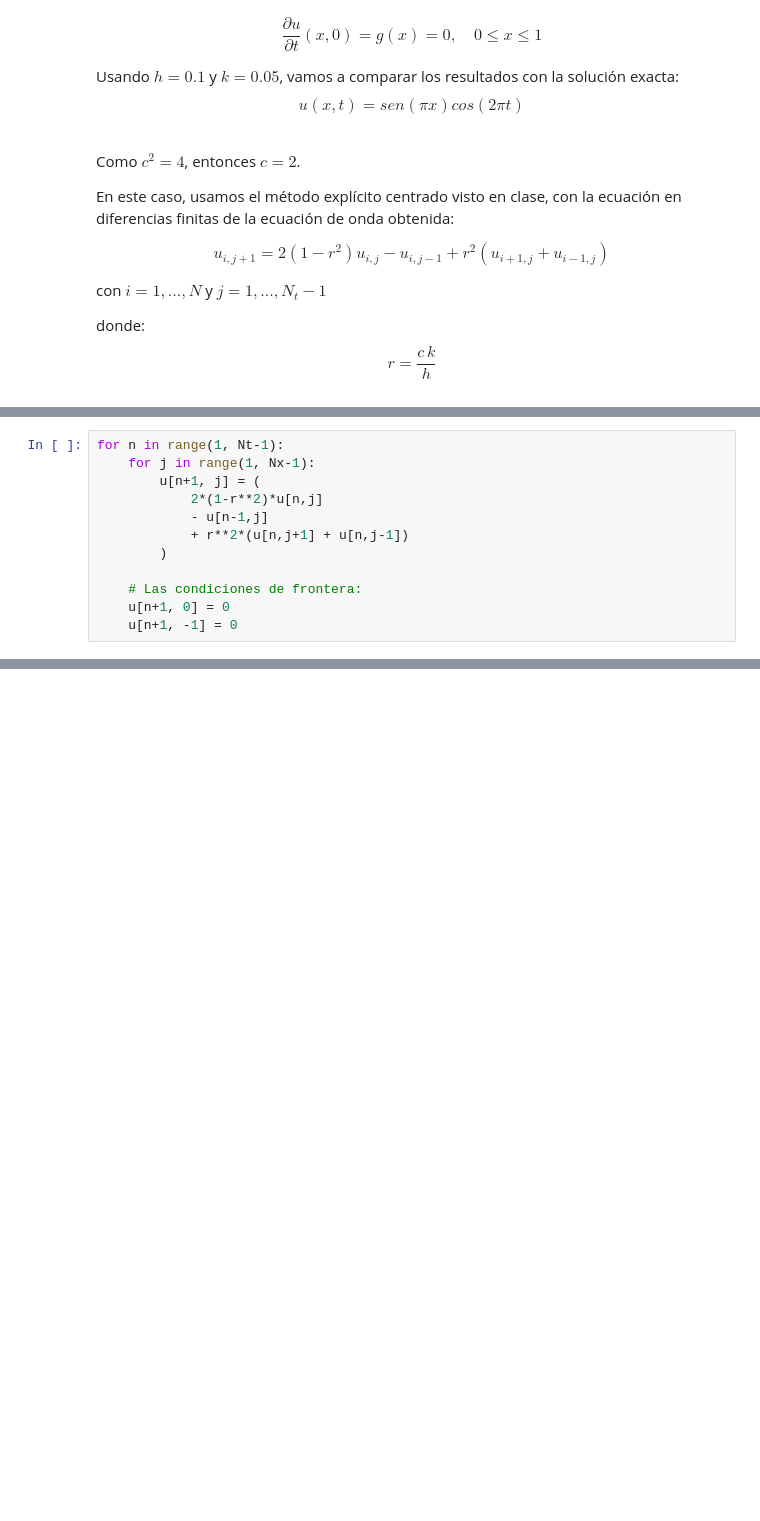
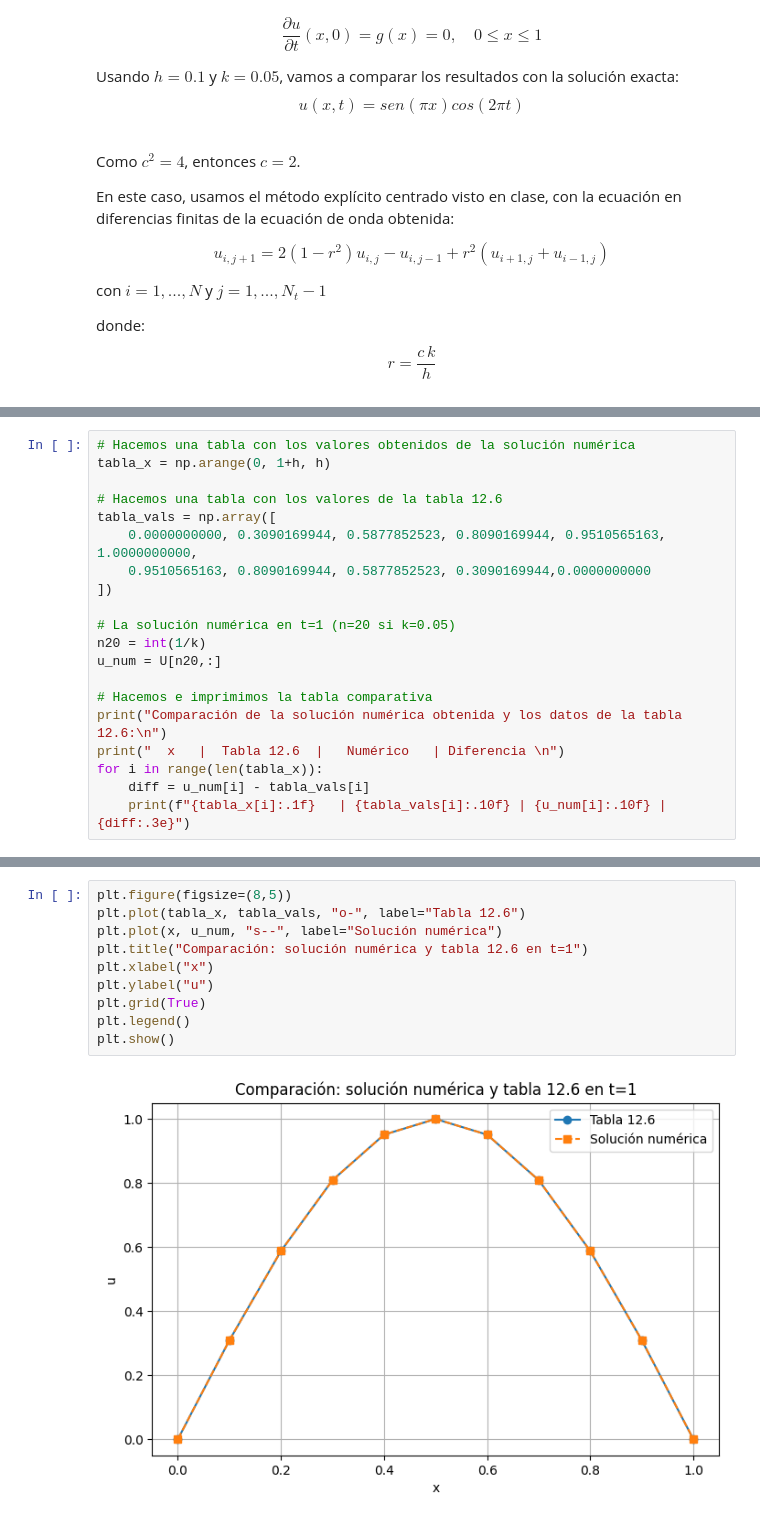
Before and after one commit to vanecornejo/EDP-II, a Jupyter notebook: Método explícito.ipynb, the cells around one changed output, grey strips where cells are left out. Saved outputs shown, nothing was run; the diff lists cells and outputs as text; blank space fills up the shorter version.

```diff
--- a/Método explícito.ipynb
+++ b/Método explícito.ipynb
@@ -95,12 +53,0 @@ para $j = 1, …, Nx-2$
-# %%
-for n in range(1, Nt-1):
-    for j in range(1, Nx-1):
-        u[n+1, j] = (
-            2*(1-r**2)*u[n,j]
-            - u[n-1,j]
-            + r**2*(u[n,j+1] + u[n,j-1])
-        )
-
-    # Las condiciones de frontera:
-    u[n+1, 0] = 0
-    u[n+1, -1] = 0
@@ -106,0 +121,20 @@ for n in range(1, Nt-1):
+# %%
+# Hacemos una tabla con los valores obtenidos de la solución numérica
+tabla_x = np.arange(0, 1+h, h)
+
+# Hacemos una tabla con los valores de la tabla 12.6
+tabla_vals = np.array([
+    0.0000000000, 0.3090169944, 0.5877852523, 0.8090169944, 0.9510565163, 1.0000000000,
+    0.9510565163, 0.8090169944, 0.5877852523, 0.3090169944,0.0000000000
+])
+
+# La solución numérica en t=1 (n=20 si k=0.05)
+n20 = int(1/k)
+u_num = U[n20,:]
+
+# Hacemos e imprimimos la tabla comparativa
+print("Comparación de la solución numérica obtenida y los datos de la tabla 12.6:\n")
+print("  x   |  Tabla 12.6  |   Numérico   | Diferencia \n")
+for i in range(len(tabla_x)):
+    diff = u_num[i] - tabla_vals[i]
+    print(f"{tabla_x[i]:.1f}   | {tabla_vals[i]:.10f} | {u_num[i]:.10f} | {diff:.3e}")
@@ -107 +168,13 @@ for n in range(1, Nt-1):
+# %%
+plt.figure(figsize=(8,5))
+plt.plot(tabla_x, tabla_vals, "o-", label="Tabla 12.6")
+plt.plot(x, u_num, "s--", label="Solución numérica")
+plt.title("Comparación: solución numérica y tabla 12.6 en t=1")
+plt.xlabel("x")
+plt.ylabel("u")
+plt.grid(True)
+plt.legend()
+plt.show()
+# %% [output]
+[figure, added]
 # %% [markdown]
```
Also changed, not shown: parts of 26 cells of this notebook.
